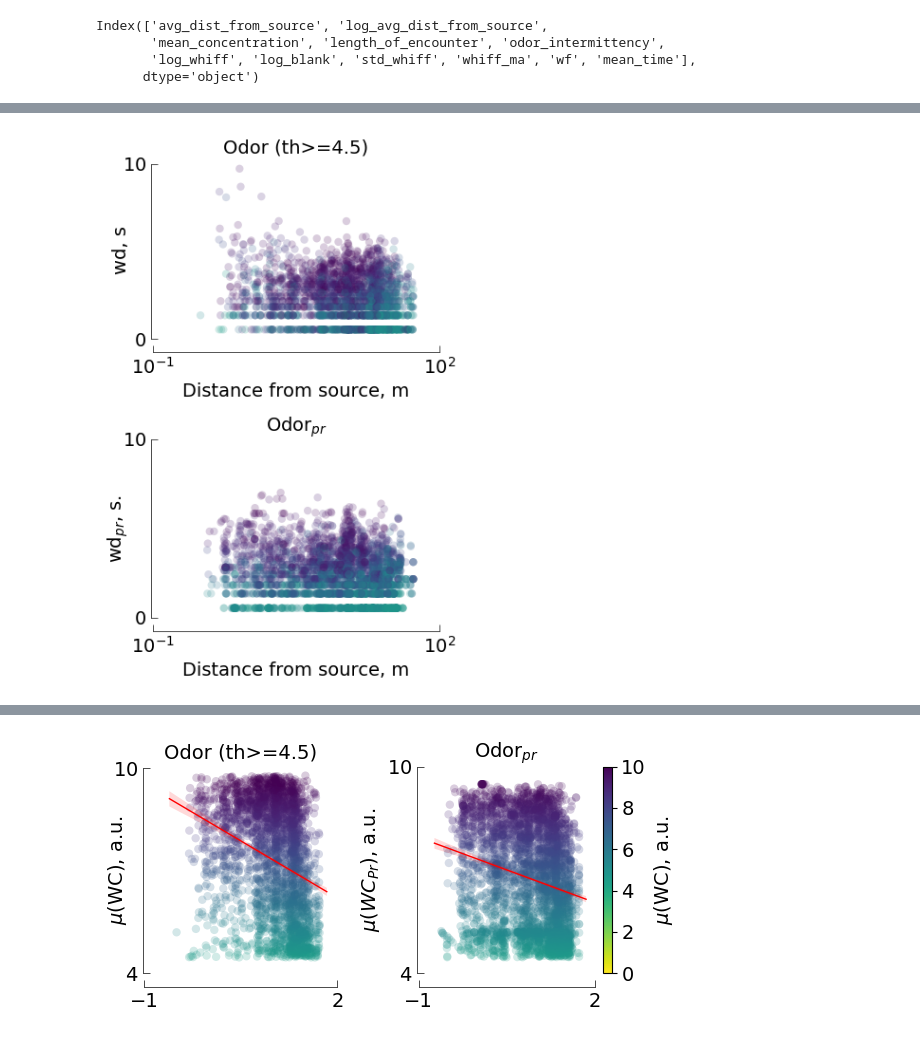
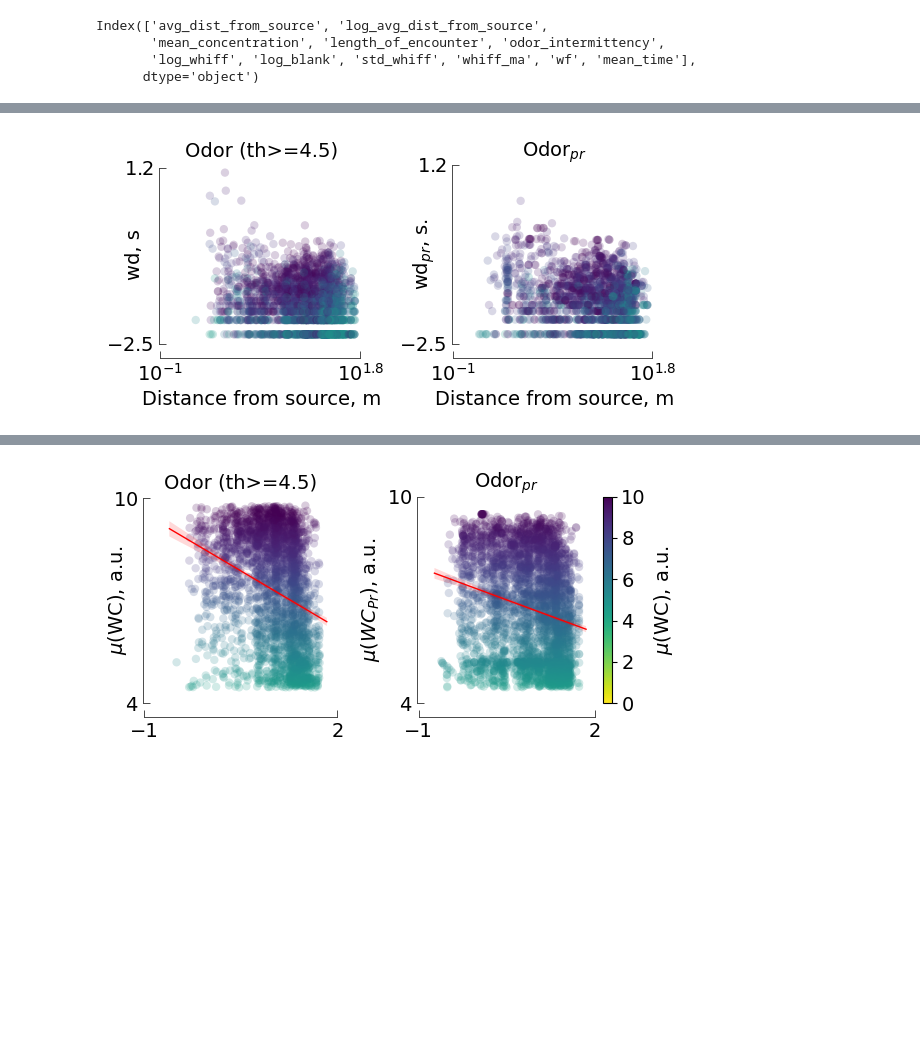
Before and after one commit to arunavanag591/COSMOS, a Jupyter notebook: mapping_hws.ipynb, the cells around one changed output, grey strips where cells are left out. Saved outputs shown, nothing was run; the diff lists cells and outputs as text; code cells hidden in the pictures; blank space fills up the shorter version.

```diff
--- a/mapping_hws.ipynb
+++ b/mapping_hws.ipynb
@@ -843,9 +952,11 @@ f.tight_layout()
 f, ax = plt.subplots(2, 1, figsize=(4, 5))
 
 cax1 = ax[0].scatter(new_test_df1.distance_along_streakline, new_test_df1.nearest_from_streakline, c=new_test_df1.odor, s = 4, cmap='Blues', vmin=0, vmax=10)
-cax2 = ax[1].scatter(new_test_df2.distance_along_streakline, new_test_df2.nearest_from_streakline, c=new_test_df2.predicted_odor, s = 4, cmap='Blues', vmin=0, vmax=10)
-ax[0].set_title('True Odor - NWhiffs='+str(len(new_test_df1)))
-ax[1].set_title('Predicted Odor - NWhiffs='+str(len(new_test_df2)))
+cax2 = ax[1].scatter(new_test_df2.distance_along_streakline, new_test_df2.nearest_from_streakline, c=new_test_df2.predicted_odor, s = 4, cmap='Reds', vmin=0, vmax=10)
+# ax[0].set_title('True Odor - NWhiffs='+str(len(new_test_df1)))
+# ax[1].set_title('Predicted Odor - NWhiffs='+str(len(new_test_df2)))
+ax[0].set_title('Desert Data')
+ax[1].set_title('Simulated')
 ax[1].set_xlabel('x, m')
 ax[1].set_ylabel('y, m')
 cb1=plt.colorbar(cax1)
@@ -1046,6 +1157,6 @@ osc.wd_cal(fdf1.log_avg_dist_from_source, fdf1.wf, fdf_predicted.log_avg_dist_fr
 # %%
 ### WHIFF DURATION
-f,(ax1,ax2)=plt.subplots(2,1,figsize=(4,6))
+f, (ax1, ax2) = plt.subplots(1, 2, figsize=(6, 3))
 var = ax1.scatter(fdf1.log_avg_dist_from_source,fdf1.log_whiff, c=fdf1.mean_concentration, cmap='viridis_r',edgecolors='none',
                  alpha=0.2,vmin=0,vmax=10  )
 ax1.set_ylabel('$\mu$(WC), a.u.')
@@ -1073,38 +1184,38 @@ u=ax2.scatter(fdf_predicted.log_avg_dist_from_source,
 #             ax=ax2, line_kws={'color':'red','linewidth':1}, scatter=False, truncate=False)
 # g2.set(xlabel=None, ylabel=None)
 
 # divider = make_axes_locatable(ax2)
 # cax1 = divider.append_axes('right', size='5%', pad=0.08)
 # cbar1=f.colorbar(u, cax=cax1, orientation = 'vertical')
 # cbar1.solids.set(alpha=1)
 # cbar1.set_label('$\mu$(Odor), a.u.')
 
 ax2.set_xlabel('Distance from source, m')
 ax2.set_title('Odor$_{pr}$')
 ax2.set_ylabel('wd$_{pr}$, s.')
 ax2.yaxis.set_label_coords(-0.08, 0.5)
 mpl_functions.adjust_spines(ax1,['left','bottom'],
                             spine_locations={'left': 1},
                             smart_bounds=True,
-                            xticks=[-1,2],
+                            xticks=[-1,1.8],
                             yticks=[-2.5,1.2],
                             linewidth=0.5)
 mpl_functions.adjust_spines(ax2,['left','bottom'],
                             spine_locations={'left': 1},
                             smart_bounds=True,
-                            xticks=[-1,2],
+                            xticks=[-1,1.8],
                             yticks=[-2.5,1.2],
                             linewidth=0.5)
 ax1.set_yticklabels([r'$-2.5$', r'$1.2$'])
-ax1.set_xticklabels([r'$10^{-1}$', r'$10^{2}$'])
+ax1.set_xticklabels([r'$10^{-1}$', r'$10^{1.8}$'])
 ax2.set_yticklabels([r'$-2.5$', r'$1.2$'])
-ax2.set_xticklabels([r'$10^{-1}$', r'$10^{2}$'])
+ax2.set_xticklabels([r'$10^{-1}$', r'$10^{1.8}$'])
 
 
 mpl_functions.set_fontsize(f, 14)
 f.tight_layout()
 # %% [output]
-[figure, old version]
+[figure, new version]
 # %%
 osc.wd_cal(fdf1.log_avg_dist_from_source, fdf1.log_whiff, fdf_predicted.log_avg_dist_from_source, fdf_predicted.log_whiff, 'wd, s', 0,1)
 # %% [output]
```
Also changed, not shown: parts of 12 cells of this notebook, 5 other files.
